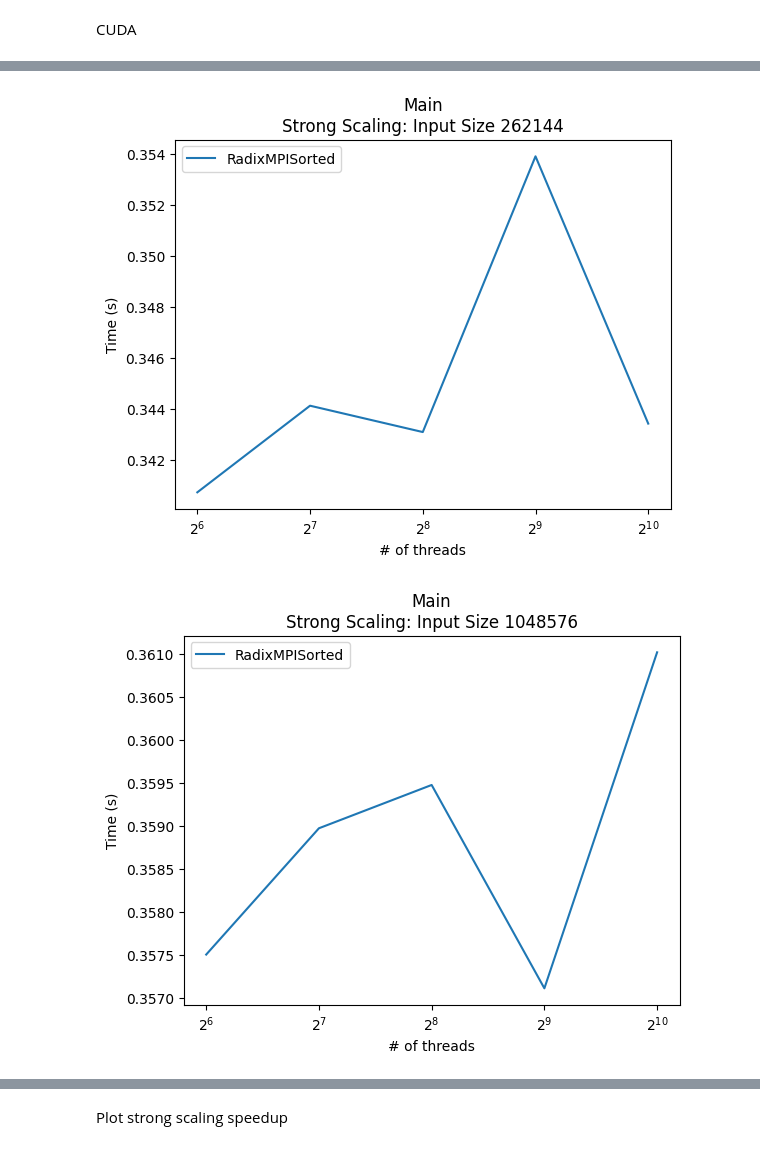
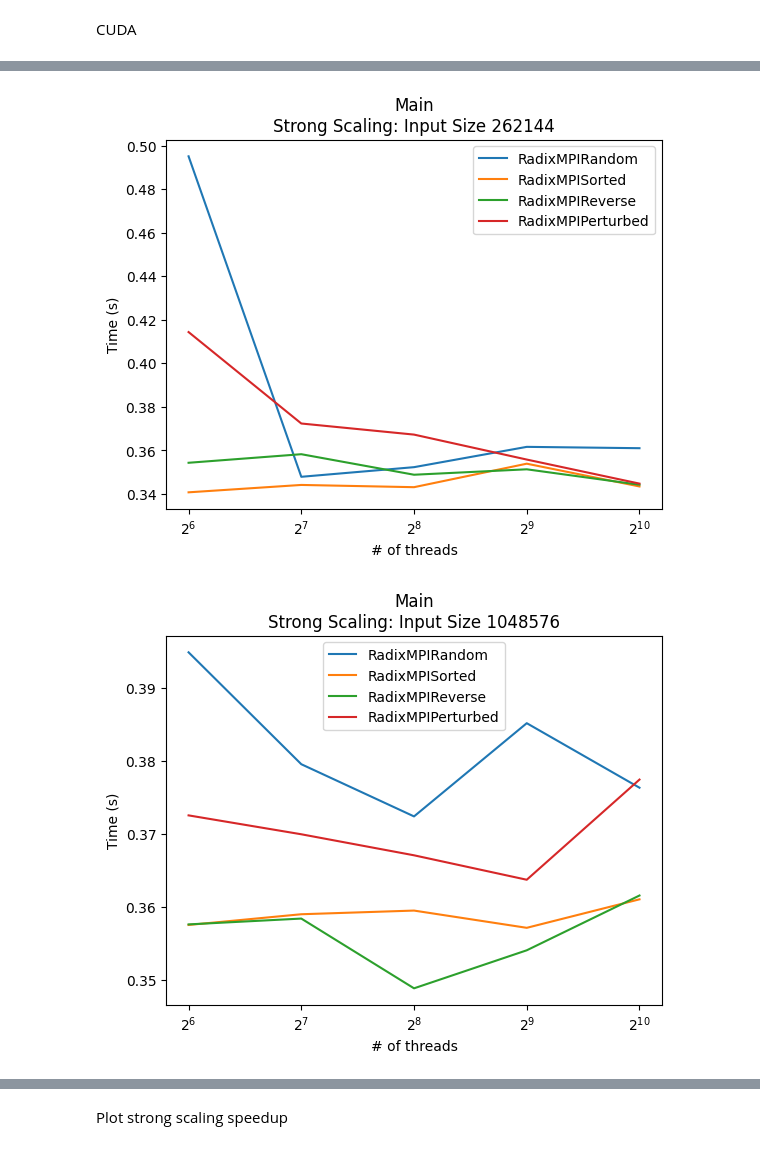
Before and after one commit to Sofia-Ortega/ParallelComputingProject, a Jupyter notebook: PerformanceEval/RadixSortPlotting.ipynb, the cells around one changed output, grey strips where cells are left out. Saved outputs shown, nothing was run; the diff lists cells and outputs as text; code cells hidden in the pictures.

Commit message:
finished with radix plotting

```diff
--- a/PerformanceEval/RadixSortPlotting.ipynb
+++ b/PerformanceEval/RadixSortPlotting.ipynb
@@ -340,7 +340,7 @@ for val in values:
 CUDA
 # %%
 for val in values:
-    plot_strong_scaling(collectCUDARegion('main', [SORTED]), val, 'Avg time/rank', 'Main\nStrong Scaling: Input Size ' + str(val), '# of threads', 'Time (s)')
+    plot_strong_scaling(collectCUDARegion('main'), val, 'Avg time/rank', 'Main\nStrong Scaling: Input Size ' + str(val), '# of threads', 'Time (s)')
     # plot_strong_scaling(collectCUDARegion('comm'), val, 'Avg time/rank', 'Comm\nStrong Scaling: Input Size ' + str(val), '# of threads', 'Time (s)')
     #plot_strong_scaling(collectCUDARegion('comp'), val, 'Avg time/rank', 'Comp_Large\nStrong Scaling: Input Size ' + str(val), '# of threads', 'Time (s)')
 # %% [output]
@@ -348,2 +348,2 @@ for val in values:
-[figure, old version]
+[figure, new version]
-[figure, old version]
+[figure, new version]
```
Also changed, not shown: parts of 4 cells of this notebook.
